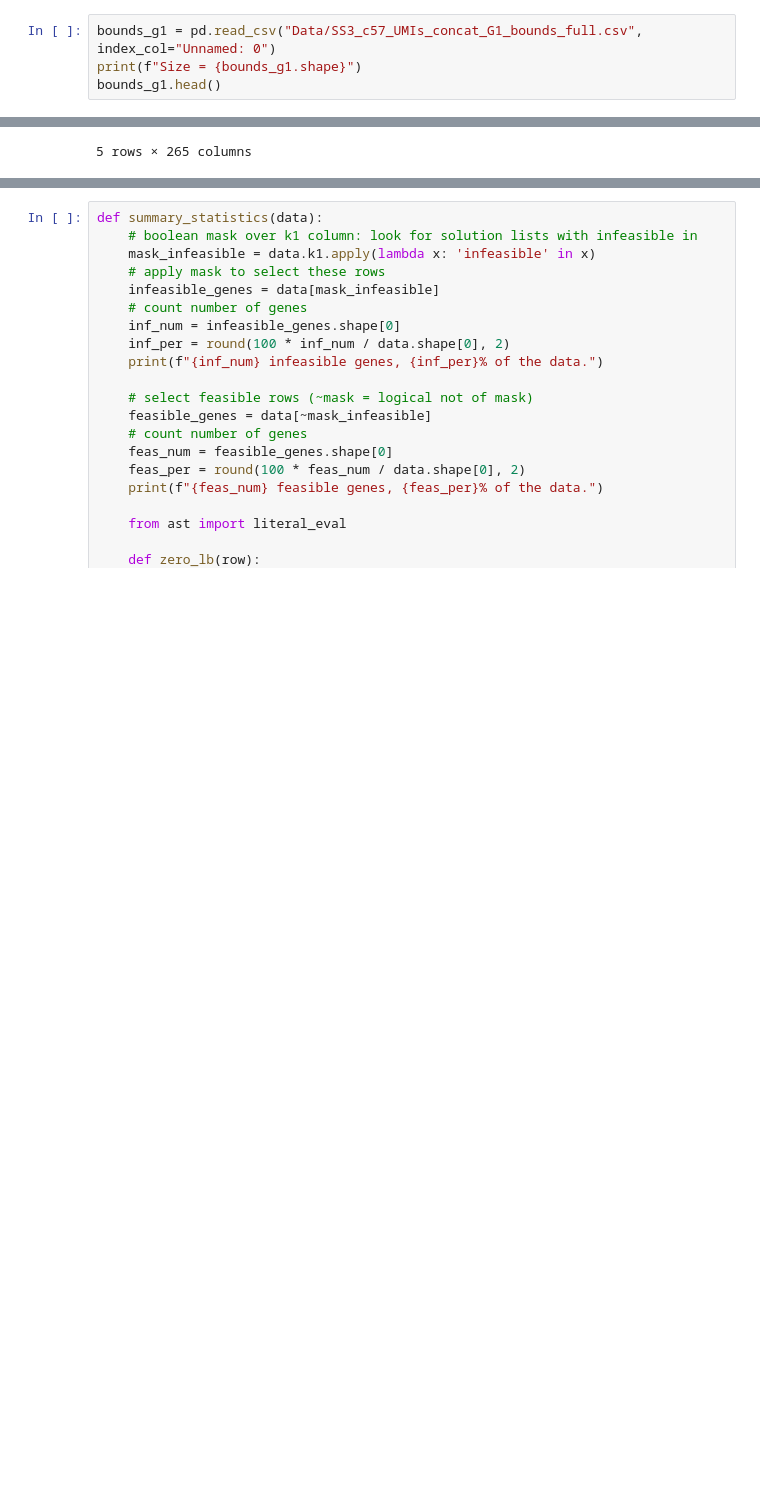
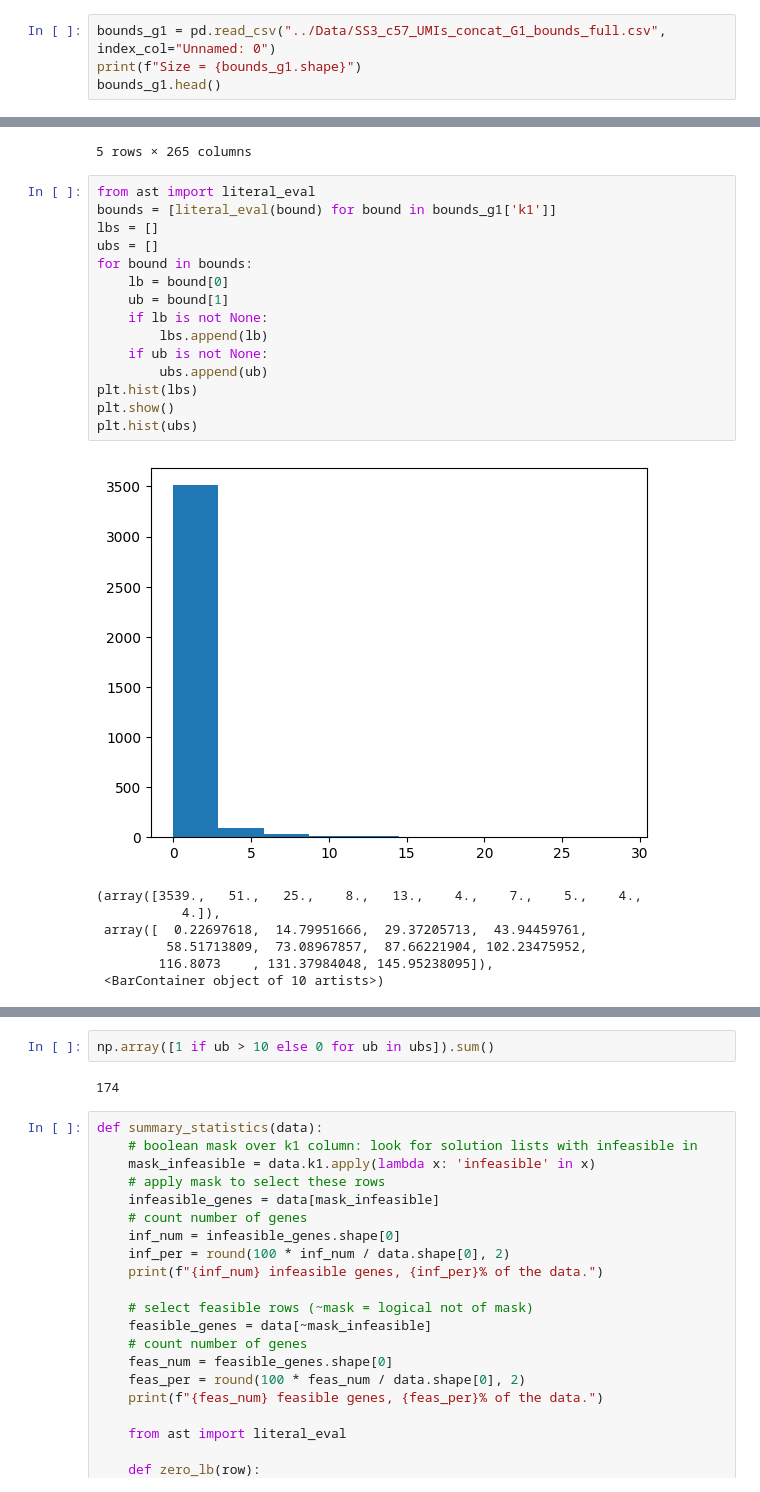
Before and after one commit to willjgh/M4R, a Jupyter notebook: multiple_datasets.ipynb, the cells around one changed output, grey strips where cells are left out. Saved outputs shown, nothing was run; the diff lists cells and outputs as text; blank space fills up the shorter version.

Commit message:
Investigate upper bound of k1 on G1 data to inform K in NLP.

```diff
--- a/multiple_datasets.ipynb
+++ b/multiple_datasets.ipynb
@@ -81,7 +81,7 @@ We now use "processing_test.ipynb" to apply the processing pipeline to the datas
 
 To understand the results we developed some summary statistics of the bound datasets in "data_categoization.ipynb". We now apply them to the bounds here:
 # %%
-bounds_g1 = pd.read_csv("Data/SS3_c57_UMIs_concat_G1_bounds_full.csv", index_col="Unnamed: 0")
+bounds_g1 = pd.read_csv("../Data/SS3_c57_UMIs_concat_G1_bounds_full.csv", index_col="Unnamed: 0")
 print(f"Size = {bounds_g1.shape}")
 bounds_g1.head()
 # %% [output]
@@ -93,3 +93,26 @@ Size = (3815, 265)
 | 3 | 1 | [None, None, 'infeasible', 'infea... | [None, None, 'infeasible', 'infea... | NaN | NaN | NaN | NaN | NaN | NaN | NaN | ... | ... |
 | 4 | 1 | [2.0412595005188154, 2.9436619718... | [-2.3858852334048516e-13, 0.25742... | [-1.3962035920676666e-13, 0.30672... | [-9.217319376230622e-14, 1.000000... | [-9.518256107612031e-14, 1.000000... | [-9.575383910031449e-14, 1.000000... | [-9.17499402196626e-14, 1.0000000... | [-9.275128429321251e-14, 1.000000... | [-9.30671249961835e-14, 1.0000000... | ... | ... |
 5 rows × 265 columns
+# %%
+from ast import literal_eval
+bounds = [literal_eval(bound) for bound in bounds_g1['k1']]
+lbs = []
+ubs = []
+for bound in bounds:
+    lb = bound[0]
+    ub = bound[1]
+    if lb is not None:
+        lbs.append(lb)
+    if ub is not None:
+        ubs.append(ub)
+plt.hist(lbs)
+plt.show()
+plt.hist(ubs)
+# %% [output]
+[figure, added]
+(array([3539.,   51.,   25.,    8.,   13.,    4.,    7.,    5.,    4.,
+           4.]),
+ array([  0.22697618,  14.79951666,  29.37205713,  43.94459761,
+         58.51713809,  73.08967857,  87.66221904, 102.23475952,
+        116.8073    , 131.37984048, 145.95238095]),
+ <BarContainer object of 10 artists>)
@@ -96,3 +120,7 @@ Size = (3815, 265)
+# %%
+np.array([1 if ub > 10 else 0 for ub in ubs]).sum()
+# %% [output]
+174
 # %%
 def summary_statistics(data):
     # boolean mask over k1 column: look for solution lists with infeasible in
```
Also changed, not shown: parts of 2 cells of this notebook.
